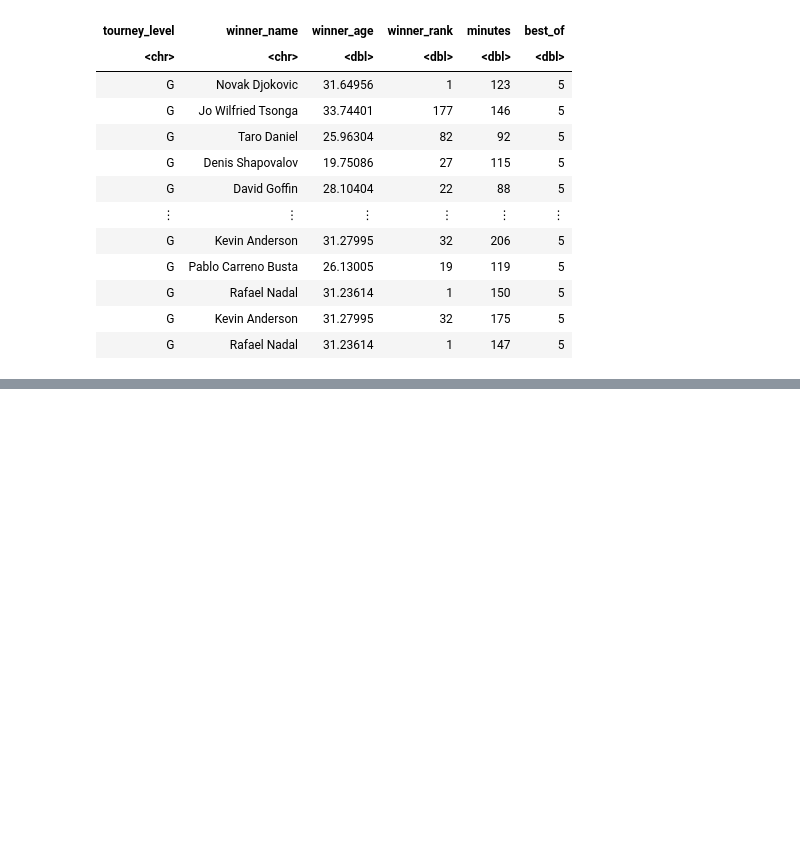
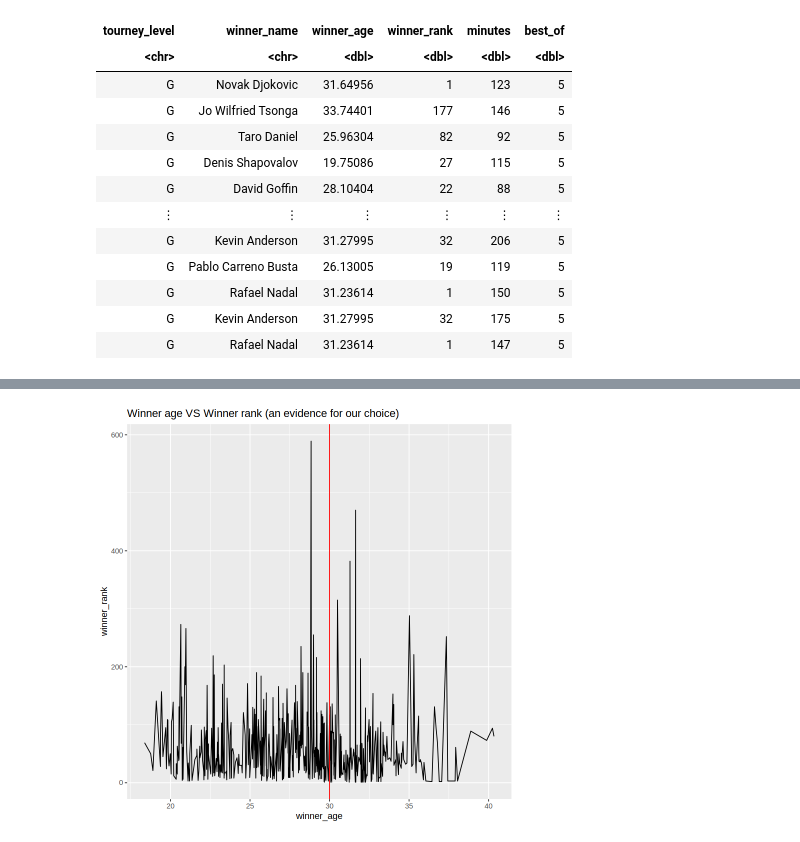
Before and after one commit to Windy-Huang/DSCI-100-009-22, a Jupyter notebook: tennis.ipynb, the cells around one changed output, grey strips where cells are left out. Drawn from its saved outputs; the diff is of its cells as text; code cells hidden in the pictures; blank space fills up the shorter version.

```diff
--- a/tennis.ipynb
+++ b/tennis.ipynb
@@ -114,3 +125,12 @@ A tibble: 2 × 2
+# %%
+match_plot <- tennis_training |>
+    ggplot(aes(x=winner_age, y=winner_rank)) +
+    geom_line() +
+    geom_vline(xintercept=30, color="red") +
+    ggtitle("Winner age VS Winner rank (an evidence for our choice)")
+match_plot
+# %% [output]
+[figure, added]
 # %%
 tennis_plot <- tennis_training |>
     ggplot(aes(x=minutes, y=winner_rank, color=age)) +
```
Also changed, not shown: parts of 3 cells of this notebook.
